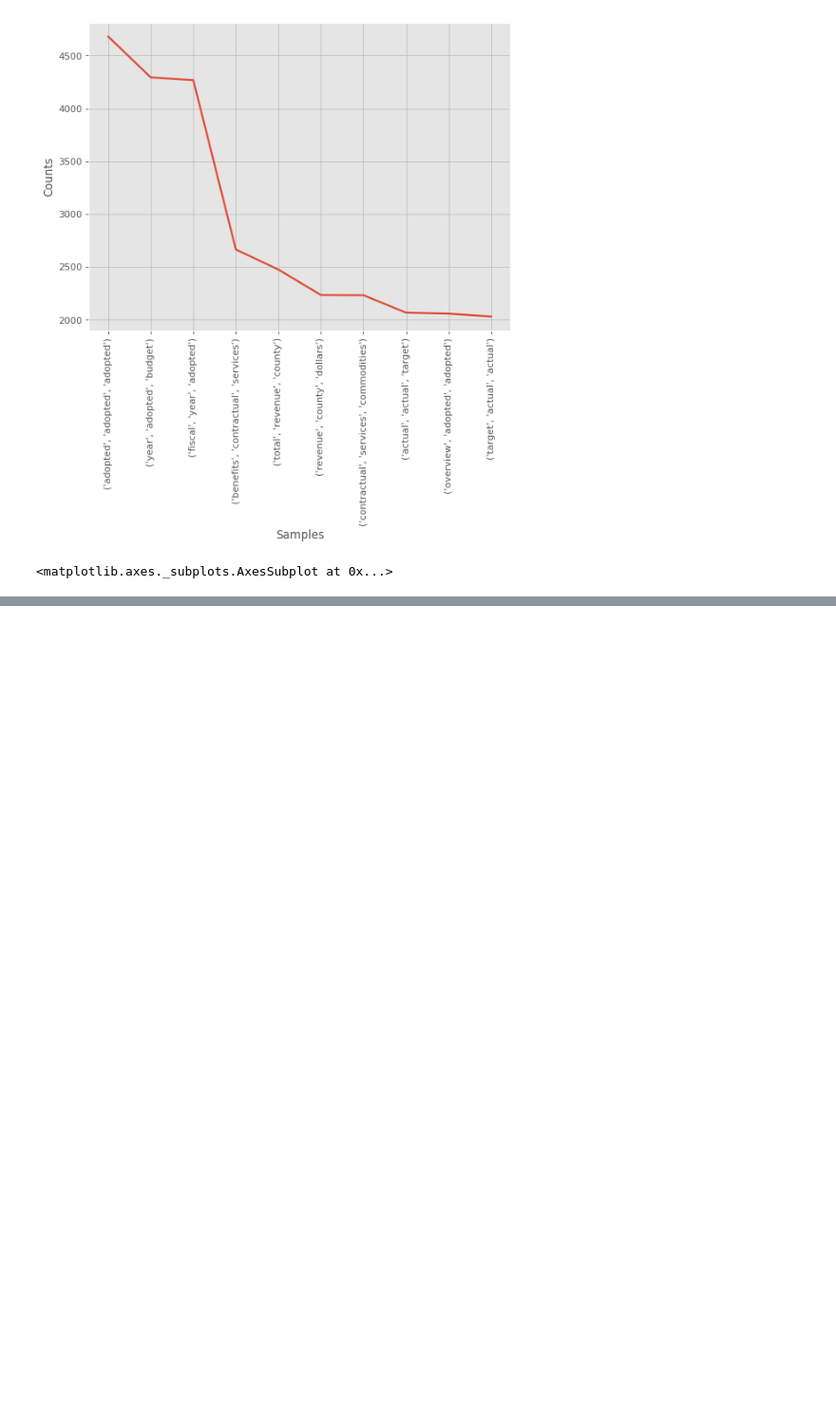
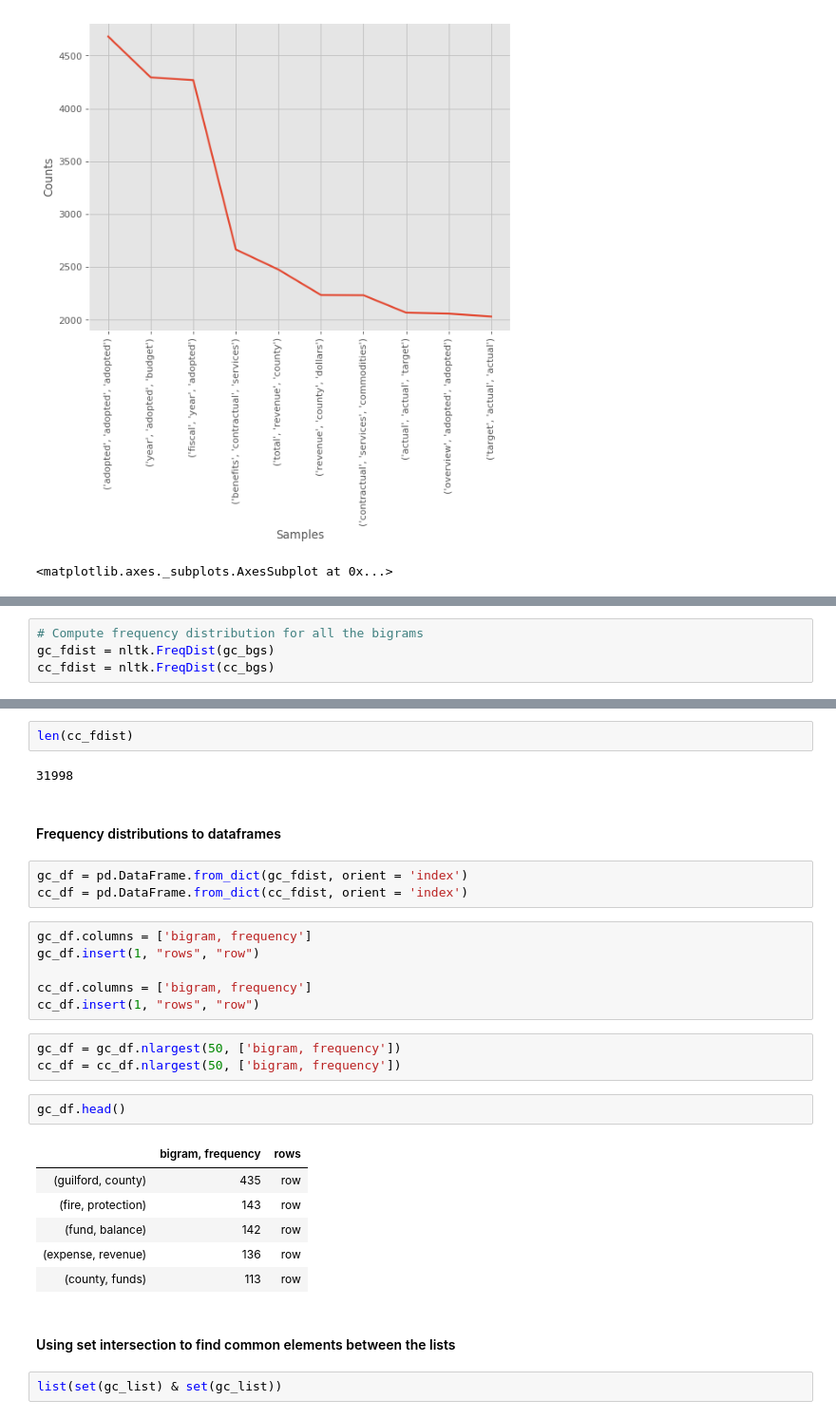
Before and after one commit to UNCG-CSE/Budget_Text_Analysis, a Jupyter notebook: src/StatisticalTextAnalysis/original/Statistical-Text-Analysis.ipynb, the cells around one changed output, grey strips where cells are left out. Shown at 95% size. Cells and saved outputs as stored; diff of their text form; blank space fills up the shorter version.

```diff
--- a/src/StatisticalTextAnalysis/original/Statistical-Text-Analysis.ipynb
+++ b/src/StatisticalTextAnalysis/original/Statistical-Text-Analysis.ipynb
@@ -170,0 +232,4 @@ tgs_fdist.plot(10, cumulative=False)
+# %%
+# Compute frequency distribution for all the bigrams
+gc_fdist = nltk.FreqDist(gc_bgs)
+cc_fdist = nltk.FreqDist(cc_bgs)
@@ -170,0 +240,31 @@ tgs_fdist.plot(10, cumulative=False)
+# %%
+len(cc_fdist)
+# %% [output]
+31998
+# %% [markdown]
+#### Frequency distributions to dataframes
+# %%
+gc_df = pd.DataFrame.from_dict(gc_fdist, orient = 'index')
+cc_df = pd.DataFrame.from_dict(cc_fdist, orient = 'index')
+# %%
+gc_df.columns = ['bigram, frequency']
+gc_df.insert(1, "rows", "row")
+
+cc_df.columns = ['bigram, frequency']
+cc_df.insert(1, "rows", "row")
+# %%
+gc_df = gc_df.nlargest(50, ['bigram, frequency'])
+cc_df = cc_df.nlargest(50, ['bigram, frequency'])
+# %%
+gc_df.head()
+# %% [output]
+|  | bigram, frequency | rows |
+| (guilford, county) | 435 | row |
+| (fire, protection) | 143 | row |
+| (fund, balance) | 142 | row |
+| (expense, revenue) | 136 | row |
+| (county, funds) | 113 | row |
+# %% [markdown]
+#### Using set intersection to find common elements between the lists
+# %%
+list(set(gc_list) & set(gc_list))
```
Also changed, not shown: parts of 21 cells of this notebook.
